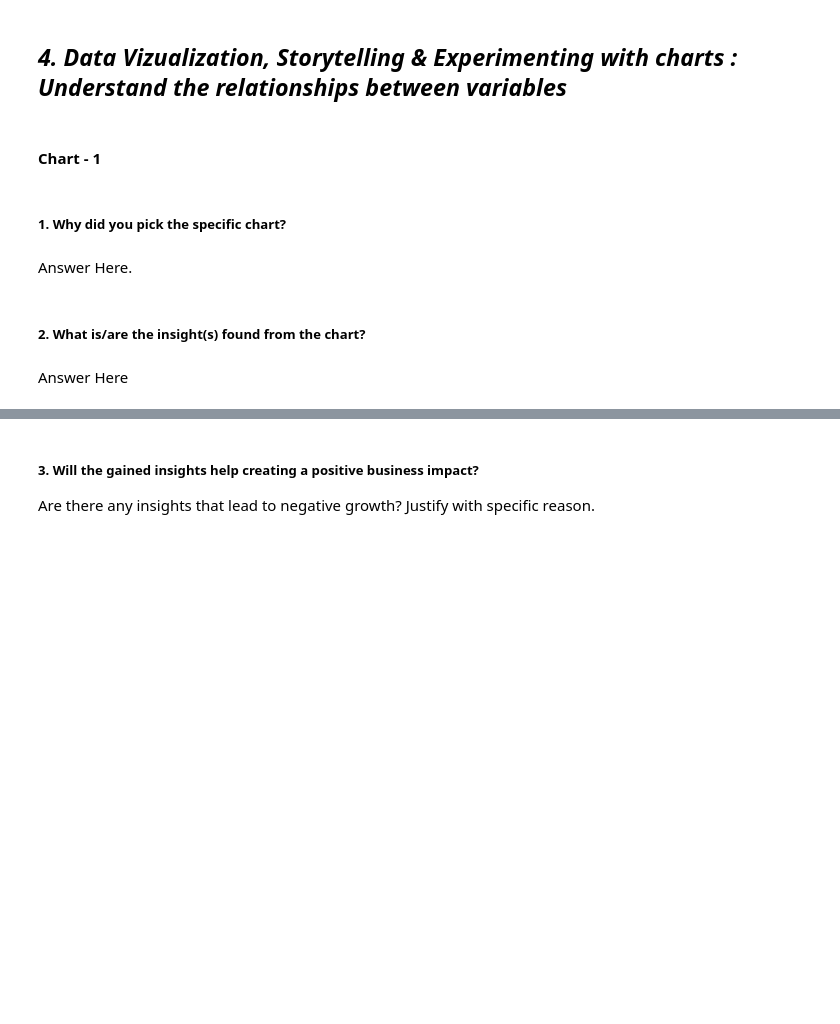
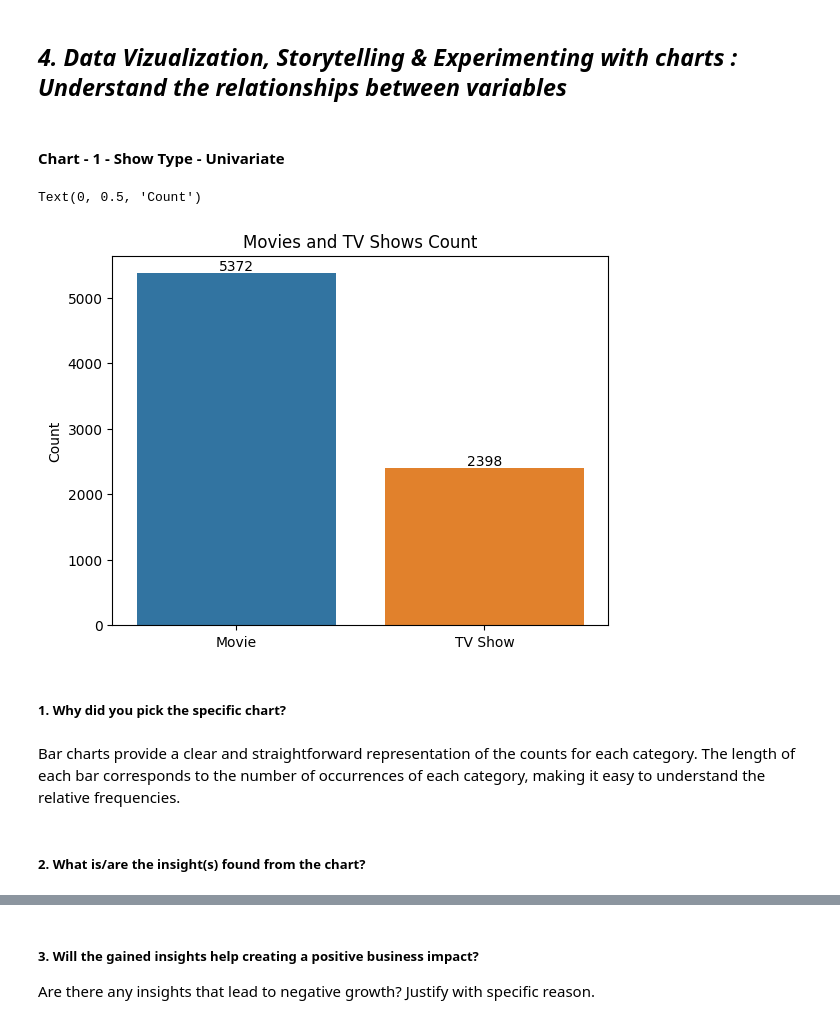
Before and after one commit to dhar9571/Capstone-Project-Unsupervised-ML---Netflix-Dataset, a Jupyter notebook: Capstone_Project_Unsupervised_ML_Netflix_Dataset.ipynb, the cells around one changed output, grey strips where cells are left out. Saved outputs shown, nothing was run; the diff lists cells and outputs as text; code cells hidden in the pictures; blank space fills up the shorter version.

```diff
--- a/Capstone_Project_Unsupervised_ML_Netflix_Dataset.ipynb
+++ b/Capstone_Project_Unsupervised_ML_Netflix_Dataset.ipynb
@@ -357,0 +326,13 @@ Name: title, Length: 7787, dtype: object
+# %%
+# replace null values of country column with mode as it will not change the distribution of the data:
+
+df.country.fillna(df.country.mode()[0],inplace=True)
+# %%
+# removing show_id column which has unique IDs for all the rows:
+
+df.drop(columns=['show_id'],inplace=True, axis=1)
+# %%
+# replacing director and cast features' null values with 'unknown' as director column cannot be replaced with mode due to incorrect information:
+
+df['director'].fillna('unknown',inplace=True)
+df['cast'].fillna('unknown',inplace=True)
@@ -357,0 +353,4 @@ Name: title, Length: 7787, dtype: object
+# %%
+# removing the ' min' from duration of movies to convert values in integer:
+
+df.duration = df.duration.apply(lambda x: x[:-4])
@@ -362,4 +376,4 @@ Answer Here.
 # %% [markdown]
 ## ***4. Data Vizualization, Storytelling & Experimenting with charts : Understand the relationships between variables***
 # %% [markdown]
-#### Chart - 1
+#### Chart - 1 - Show Type - Univariate
@@ -368,8 +380,19 @@ Answer Here.
+# %%
+# Chart - 1 visualization code
+
+ax = sns.barplot(x=df.type.value_counts().index,y=df.type.value_counts().values)
+
+for count in ax.containers:
+  ax.bar_label(count)
+
+plt.title('Movies and TV Shows Count')
+plt.ylabel('Count')
+# %% [output]
+Text(0, 0.5, 'Count')
+[figure, added]
 # %% [markdown]
 ##### 1. Why did you pick the specific chart?
-# %% [markdown]
-Answer Here.
+# %% [markdown]
+Bar charts provide a clear and straightforward representation of the counts for each category. The length of each bar corresponds to the number of occurrences of each category, making it easy to understand the relative frequencies.
 # %% [markdown]
 ##### 2. What is/are the insight(s) found from the chart?
-# %% [markdown]
-Answer Here
```
Also changed, not shown: parts of 52 cells of this notebook.
